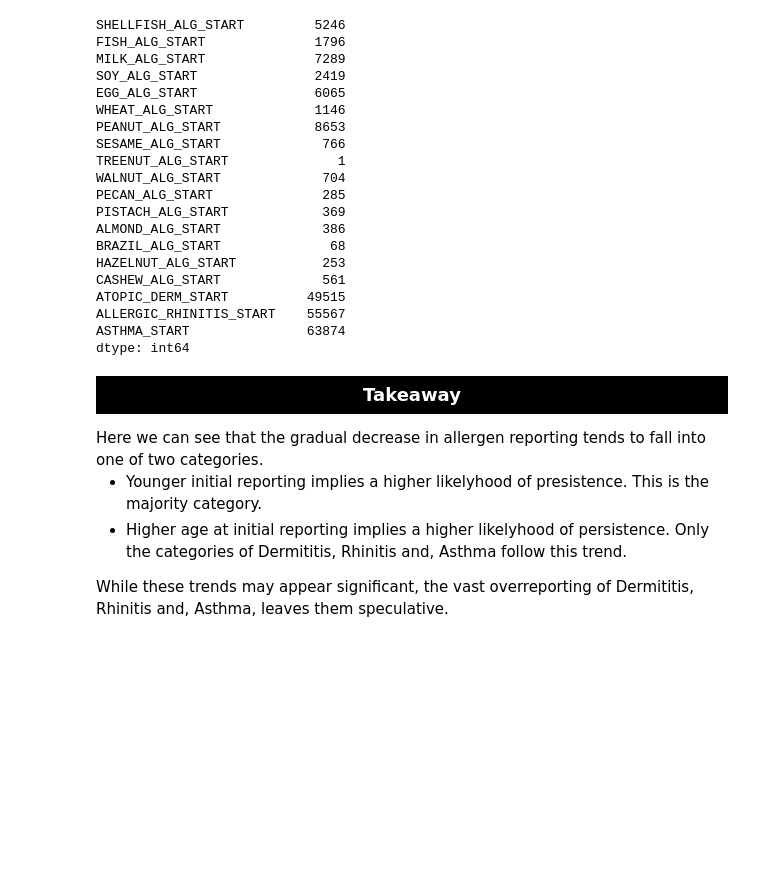
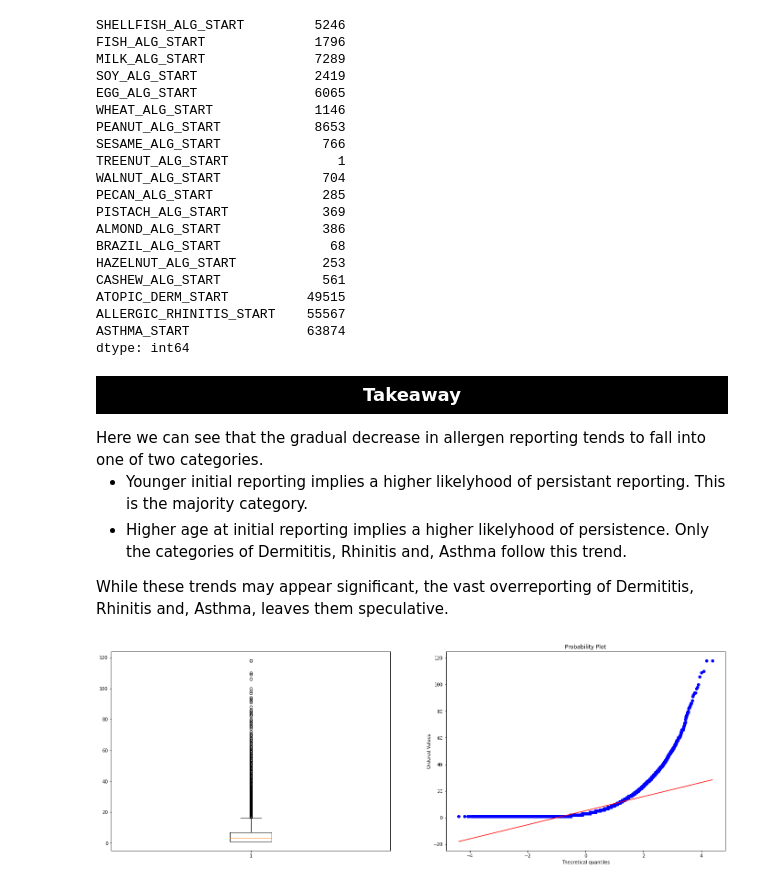
Before and after one commit to CharlesPizza/ChildhoodAllergies, a Jupyter notebook: Exploration.ipynb, the cells around one changed output. Saved outputs shown, nothing was run; the diff lists cells and outputs as text; code cells hidden in the pictures; blank space fills up the shorter version.

```diff
--- a/Exploration.ipynb
+++ b/Exploration.ipynb
@@ -295,7 +295,17 @@ dtype: int64
     </p>
 </div>Here we can see that the gradual decrease in allergen reporting tends to fall into one of two categories.
 
-* Younger initial reporting implies a higher likelyhood of presistence. This is the majority category.
+* Younger initial reporting implies a higher likelyhood of persistant reporting. This is the majority category.
 * Higher age at initial reporting implies a higher likelyhood of persistence. Only the categories of Dermititis, Rhinitis and, Asthma follow this trend.
 
 While these trends may appear significant, the vast overreporting of Dermititis, Rhinitis and, Asthma, leaves them speculative.
+# %%
+import scipy.stats as stats
+mask = df['NUM_ASTHMARX'].notnull()
+fig, axs = plt.subplots(1,2, figsize=(24,8))
+axs[0].boxplot(df[mask].iloc[:, -1])
+plt.title('Number of Asthma Medication Prescriptions')
+stats.probplot(df[mask].iloc[:, -1], plot=axs[1])
+plt.show()
+# %% [output]
+[figure, added]
```
Also changed, not shown: parts of 12 cells of this notebook.
